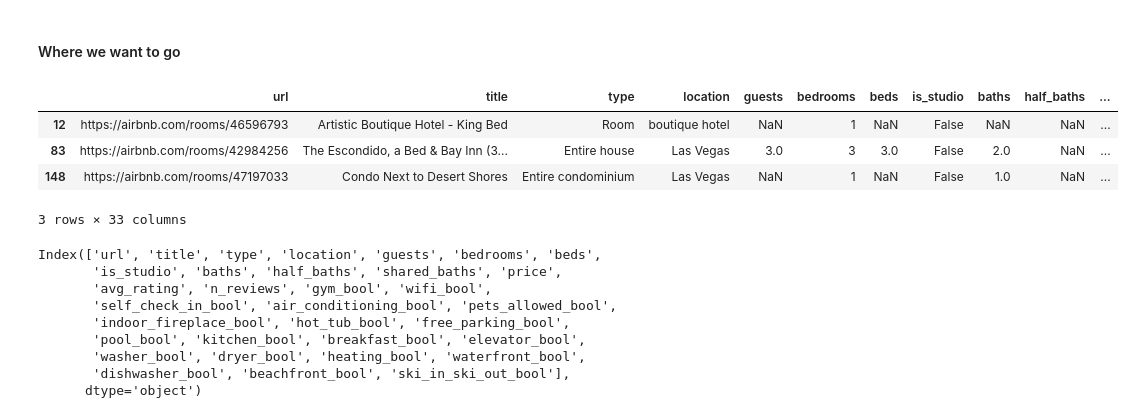
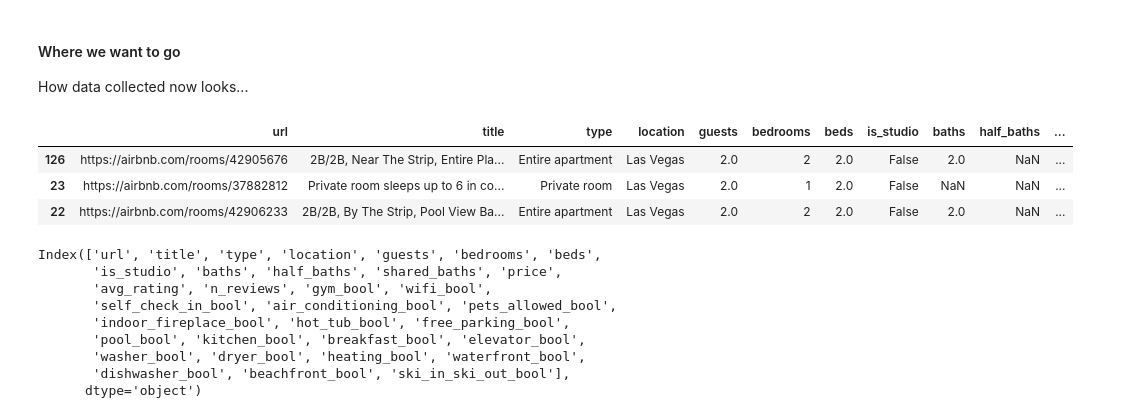
Before and after one commit to gumdropsteve/intro_to_python, a Jupyter notebook: day_08/01_expanding_data_with_pandas.ipynb, the cells around one changed output. Saved outputs shown, nothing was run; the diff lists cells and outputs as text; code cells hidden in the pictures.

Commit message:
add cloab link & update data links

```diff
--- a/day_08/01_expanding_data_with_pandas.ipynb
+++ b/day_08/01_expanding_data_with_pandas.ipynb
@@ -14,11 +17,11 @@ pd.read_csv('las_vegas_2020-12-26.csv').sample(3)
 # %% [markdown]
 #### Where we want to go
+How data collected now looks...
 # %%
-pd.read_csv('las_vegas_2021-01-11.csv').sample(3)
+pd.read_csv('https://github.com/gumdropsteve/intro_to_python/raw/main/day_08/data/las_vegas_2021-01-11.csv').sample(3)
 # %% [output]
 |  | url | title | type | location | guests | bedrooms | beds | is_studio | baths | half_baths | ... |
-| 12 | https://airbnb.com/rooms/46596793 | Artistic Boutique Hotel - King Bed | Room | boutique hotel | NaN | 1 | NaN | False | NaN | NaN | ... |
-| 83 | https://airbnb.com/rooms/42984256 | The Escondido, a Bed & Bay Inn (3... | Entire house | Las Vegas | 3.0 | 3 | 3.0 | False | 2.0 | NaN | ... |
-| 148 | https://airbnb.com/rooms/47197033 | Condo Next to Desert Shores | Entire condominium | Las Vegas | NaN | 1 | NaN | False | 1.0 | NaN | ... |
+| 126 | https://airbnb.com/rooms/42905676 | 2B/2B, Near The Strip, Entire Pla... | Entire apartment | Las Vegas | 2.0 | 2 | 2.0 | False | 2.0 | NaN | ... |
+| 23 | https://airbnb.com/rooms/37882812 | Private room sleeps up to 6 in co... | Private room | Las Vegas | 2.0 | 1 | 2.0 | False | NaN | NaN | ... |
+| 22 | https://airbnb.com/rooms/42906233 | 2B/2B, By The Strip, Pool View Ba... | Entire apartment | Las Vegas | 2.0 | 2 | 2.0 | False | 2.0 | NaN | ... |
-3 rows × 33 columns
 # %%
```
Also changed, not shown: parts of 13 cells of this notebook.
